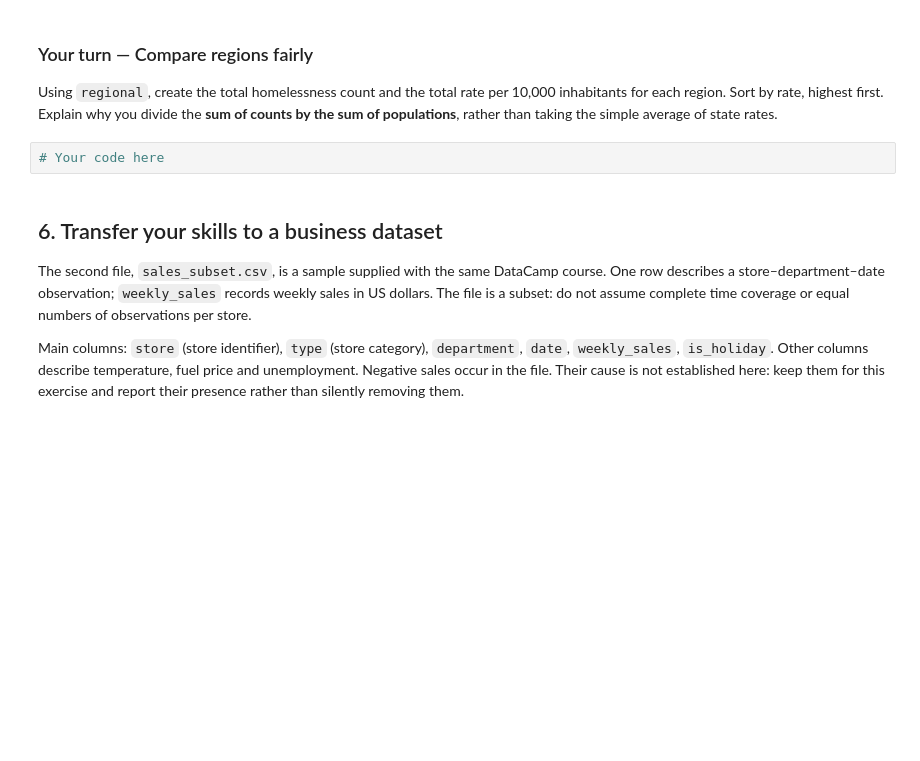
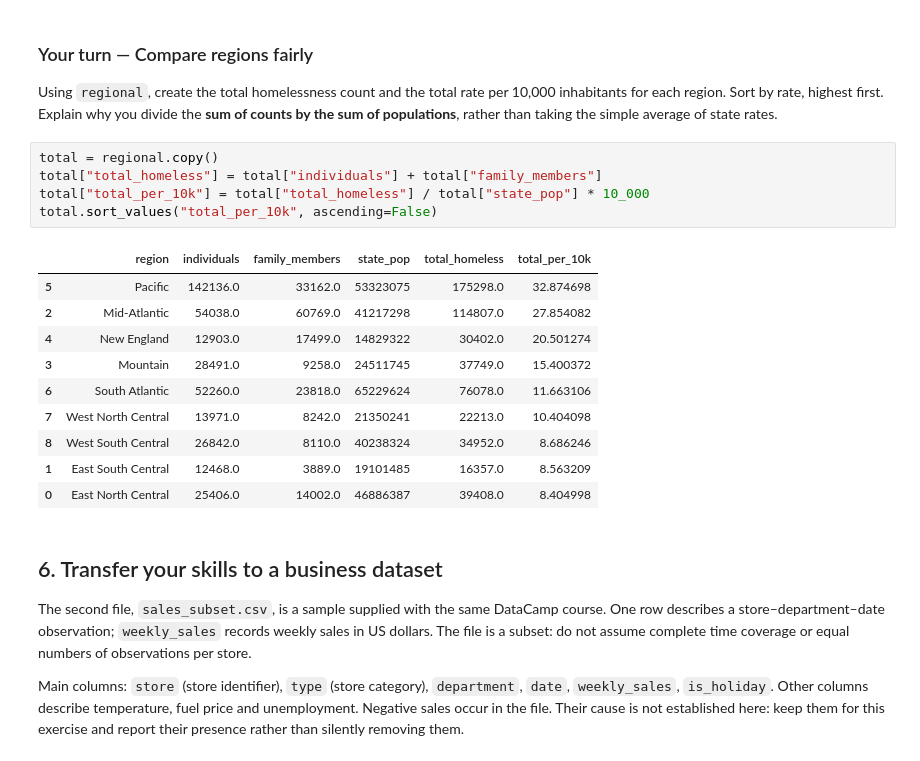
Before and after one commit to dasha-may/inf4G10, a Jupyter notebook: notebooks/02-Pandas-Manipulation-S2.ipynb, the cells around one changed output. Cells and saved outputs as stored; diff of their text form; blank space fills up the shorter version.

```diff
--- a/notebooks/02-Pandas-Manipulation-S2.ipynb
+++ b/notebooks/02-Pandas-Manipulation-S2.ipynb
@@ -337,7 +337,21 @@ regional.head()
 Using `regional`, create the total homelessness count and the total rate per 10,000 inhabitants for each region.
 Sort by rate, highest first. Explain why you divide the **sum of counts by the sum of populations**, rather than taking the simple average of state rates.
 # %%
-# Your code here
+total = regional.copy()
+total["total_homeless"] = total["individuals"] + total["family_members"]
+total["total_per_10k"] = total["total_homeless"] / total["state_pop"] * 10_000
+total.sort_values("total_per_10k", ascending=False)
+# %% [output]
+|  | region | individuals | family_members | state_pop | total_homeless | total_per_10k |
+| 5 | Pacific | 142136.0 | 33162.0 | 53323075 | 175298.0 | 32.874698 |
+| 2 | Mid-Atlantic | 54038.0 | 60769.0 | 41217298 | 114807.0 | 27.854082 |
+| 4 | New England | 12903.0 | 17499.0 | 14829322 | 30402.0 | 20.501274 |
+| 3 | Mountain | 28491.0 | 9258.0 | 24511745 | 37749.0 | 15.400372 |
+| 6 | South Atlantic | 52260.0 | 23818.0 | 65229624 | 76078.0 | 11.663106 |
+| 7 | West North Central | 13971.0 | 8242.0 | 21350241 | 22213.0 | 10.404098 |
+| 8 | West South Central | 26842.0 | 8110.0 | 40238324 | 34952.0 | 8.686246 |
+| 1 | East South Central | 12468.0 | 3889.0 | 19101485 | 16357.0 | 8.563209 |
+| 0 | East North Central | 25406.0 | 14002.0 | 46886387 | 39408.0 | 8.404998 |
 # %% [markdown]
 ## 6. Transfer your skills to a business dataset
 The second file, `sales_subset.csv`, is a sample supplied with the same DataCamp course.
```
Also changed, not shown: parts of 2 cells of this notebook.
